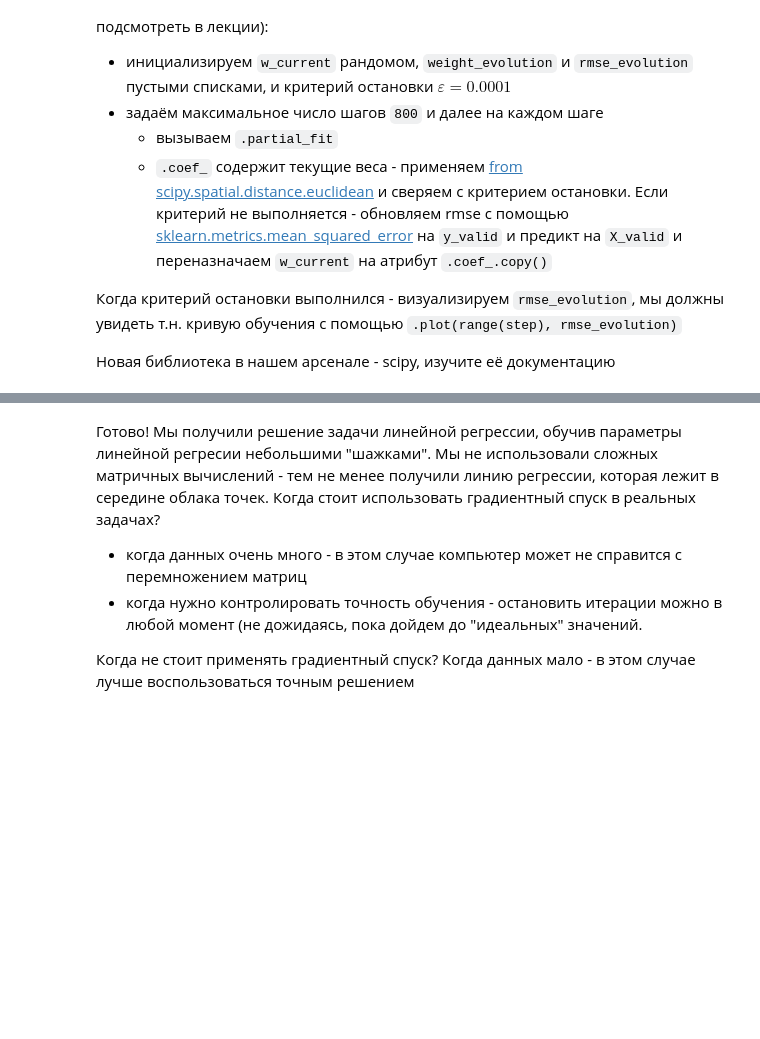
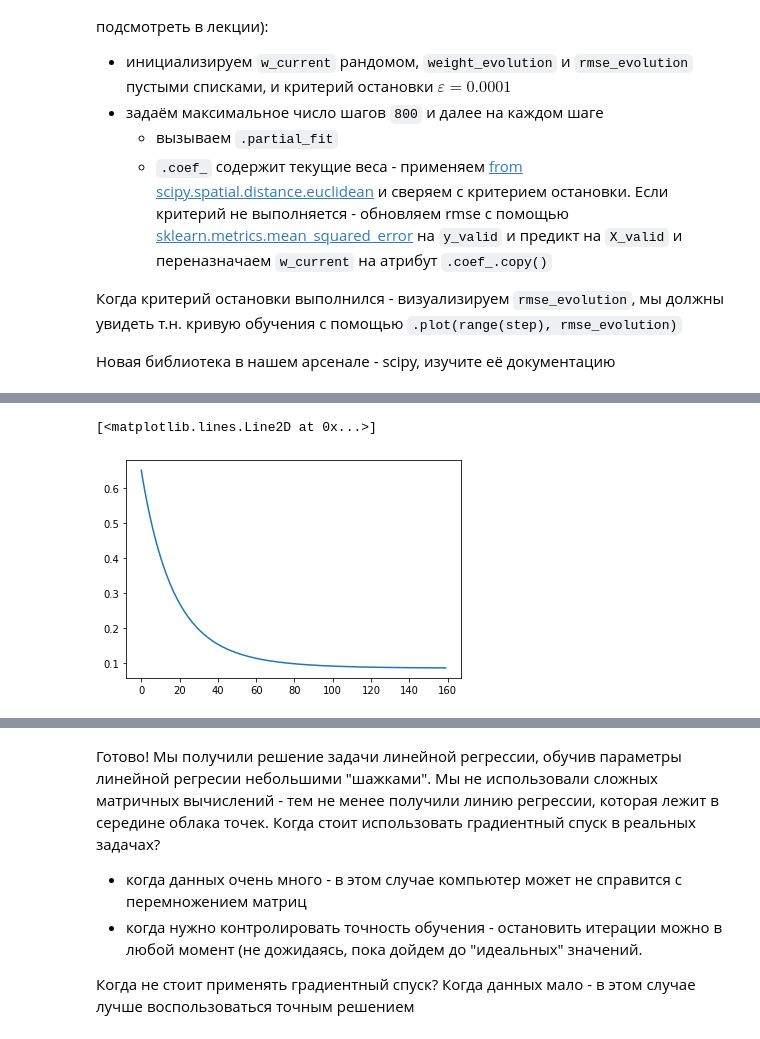
Before and after one commit to aleksandr-dzhumurat/ai_product_engineer, a Jupyter notebook: jupyter_notebooks/vol_00_pre_requirements_04_machine_learning_linear_regression_sgd_deep_dive.ipynb, the cells around one changed output, grey strips where cells are left out. Saved outputs shown, nothing was run; the diff lists cells and outputs as text; code cells hidden in the pictures; blank space fills up the shorter version.

```diff
--- a/jupyter_notebooks/vol_00_pre_requirements_04_machine_learning_linear_regression_sgd_deep_dive.ipynb
+++ b/jupyter_notebooks/vol_00_pre_requirements_04_machine_learning_linear_regression_sgd_deep_dive.ipynb
@@ -158,3 +222,21 @@ unittest.main(argv=[''], verbosity=2, exit=False)
+# %%
+import numpy as np
+import pandas as pd
+import matplotlib.pyplot as plt
+# для регрессии
+from sklearn.model_selection import train_test_split
+from sklearn.linear_model import SGDRegressor
+from sklearn.metrics import mean_squared_error
+from scipy.spatial import distance
+%matplotlib inline
+
+data = pd.read_csv('data/non_linear.csv', sep=',')
+data = data[(data.x_train > 1) & (data.x_train < 5)].copy()
+
+y = data['y_train'].reshape(-1, 1)  # таргет
+X = data.drop('y_train', axis=1)
+
+X_train, X_valid, y_train, y_valid = train_test_split(X, y, test_size=0.2, random_state=RANDOM_SEED)
 # %% [markdown]
 ## Градиентный спуск из sklearn
 
@@ -202,0 +262,39 @@ from sklearn.metrics import mean_squared_error
+# %%
+from sklearn.linear_model import SGDRegressor
+from scipy.spatial.distance import euclidean
+from sklearn.metrics import mean_squared_error
+
+# можно установить None для эксперимента
+rand_state = 42
+
+sgd_regressor = SGDRegressor(
+    learning_rate='constant',
+    eta0=0.009,
+    fit_intercept=True,
+    random_state=rand_state
+)
+
+# инициализация весов случайным образом
+w_current = np.random.random(2)
+epsilon = 0.0001
+
+# изменения весов и ошибка на валидации
+weight_evolution, rmse_evolution = [], []
+
+for step in list(range(800)):
+    # шаг градиентного спуска
+    sgd_regressor = sgd_regressor.partial_fit(X_train, y_train)
+    # отслеживаем изменения весов
+    weight_evolution.append(
+        distance.euclidean(w_current, sgd_regressor.coef_)
+    )
+    # проверяем критерий остановки
+    if weight_evolution[-1] < epsilon:
+        print("Итарации остановлены на шаге %d" % step); break
+    rmse_evolution.append(
+        mean_squared_error(y_valid, sgd_regressor.predict(X_valid))
+    )
+    # обновление весов регрессии
+    w_current = sgd_regressor.coef_.copy()
+plt.plot(range(step), rmse_evolution)
+# %% [output]
@@ -203,3 +303,5 @@ from sklearn.metrics import mean_squared_error
+[<matplotlib.lines.Line2D at 0x...>]
+[figure, added]
 # %% [markdown]
 Визуализируйте решение на графике
 
```
Also changed, not shown: parts of 20 cells of this notebook, 4 other files.
